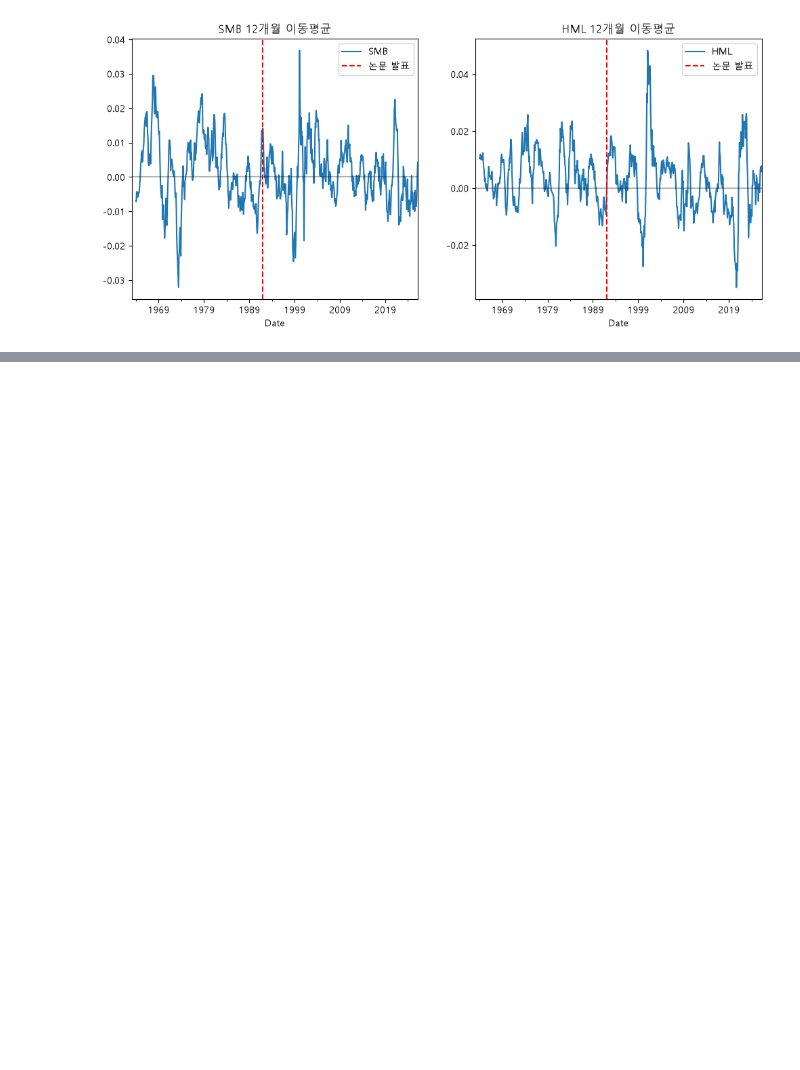
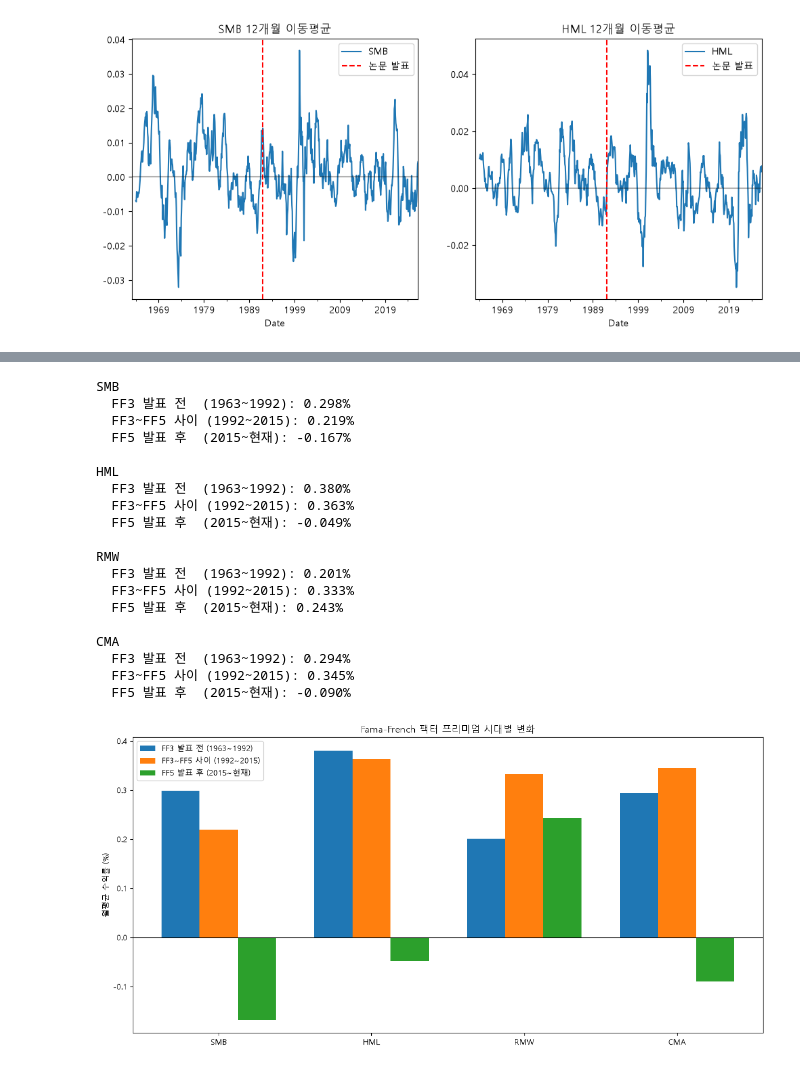
Before and after one commit to byungchan3077/financial-factor-analysis, a Jupyter notebook: stock.ipynb, the cells around one changed output, grey strips where cells are left out. Saved outputs shown, nothing was run; the diff lists cells and outputs as text; code cells hidden in the pictures; blank space fills up the shorter version.

Commit message:
FF5 팩터 분석 추가 - 시대별 프리미엄 변화

```diff
--- a/stock.ipynb
+++ b/stock.ipynb
@@ -272,3 +272,15 @@ SMB 발표 후 월평균: 0.056%
 HML 발표 전 월평균: 0.399%
 HML 발표 후 월평균: 0.227%
 [figure]
+# %%
+# FF5 데이터
+ff5 = pdr.get_data_famafrench('F-F_Research_Data_5_Factors_2x3', start='1963-01-01')[0]
+ff5.index = pd.to_datetime(ff5.index.to_timestamp()).to_period('M').to_timestamp('M')
+ff5 = ff5 / 100
+
+# SP500 이랑 합치기
+df_ff5 = pd.concat([sp500_returns, ff5], axis=1).dropna()
+df_ff5.columns = ['SP500', 'Mkt-RF', 'SMB', 'HML', 'RMW', 'CMA', 'RF']
+
+print(df_ff5.shape)
+print(df_ff5.head())
@@ -274,0 +296,58 @@ HML 발표 후 월평균: 0.227%
+# %%
+period1 = df_ff5[df_ff5.index < '1992-01-01']
+period2 = df_ff5[(df_ff5.index >= '1992-01-01') & (df_ff5.index < '2015-01-01')]
+period3 = df_ff5[df_ff5.index >= '2015-01-01']
+
+for col in ['SMB', 'HML', 'RMW', 'CMA']:
+    print(f"{col}")
+    print(f"  FF3 발표 전  (1963~1992): {period1[col].mean()*100:.3f}%")
+    print(f"  FF3~FF5 사이 (1992~2015): {period2[col].mean()*100:.3f}%")
+    print(f"  FF5 발표 후  (2015~현재): {period3[col].mean()*100:.3f}%")
+    print()
+
+import matplotlib.pyplot as plt
+import numpy as np
+
+factors = ['SMB', 'HML', 'RMW', 'CMA']
+p1 = [period1[col].mean()*100 for col in factors]
+p2 = [period2[col].mean()*100 for col in factors]
+p3 = [period3[col].mean()*100 for col in factors]
+
+x = np.arange(len(factors))
+width = 0.25
+
+fig, ax = plt.subplots(figsize=(12, 6))
+ax.bar(x - width, p1, width, label='FF3 발표 전 (1963~1992)')
+ax.bar(x,         p2, width, label='FF3~FF5 사이 (1992~2015)')
+ax.bar(x + width, p3, width, label='FF5 발표 후 (2015~현재)')
+
+ax.axhline(0, color='black', linewidth=0.8)
+ax.set_xticks(x)
+ax.set_xticklabels(factors)
+ax.set_ylabel('월평균 수익률 (%)')
+ax.set_title('Fama-French 팩터 프리미엄 시대별 변화')
+ax.legend()
+
+plt.tight_layout()
+plt.show()
+# %% [output]
+SMB
+  FF3 발표 전  (1963~1992): 0.298%
+  FF3~FF5 사이 (1992~2015): 0.219%
+  FF5 발표 후  (2015~현재): -0.167%
+
+HML
+  FF3 발표 전  (1963~1992): 0.380%
+  FF3~FF5 사이 (1992~2015): 0.363%
+  FF5 발표 후  (2015~현재): -0.049%
+
+RMW
+  FF3 발표 전  (1963~1992): 0.201%
+  FF3~FF5 사이 (1992~2015): 0.333%
+  FF5 발표 후  (2015~현재): 0.243%
+
+CMA
+  FF3 발표 전  (1963~1992): 0.294%
+  FF3~FF5 사이 (1992~2015): 0.345%
+  FF5 발표 후  (2015~현재): -0.090%
+[figure, added]
```
Also changed, not shown: parts of 1 cell of this notebook.
